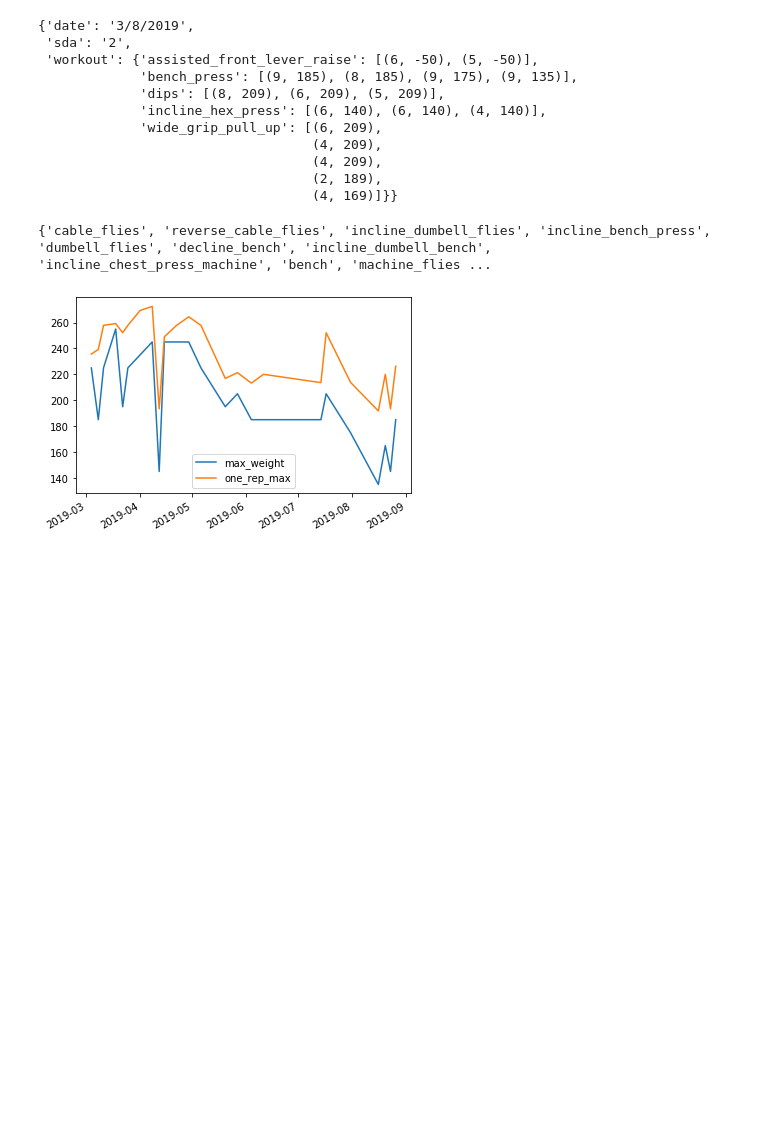
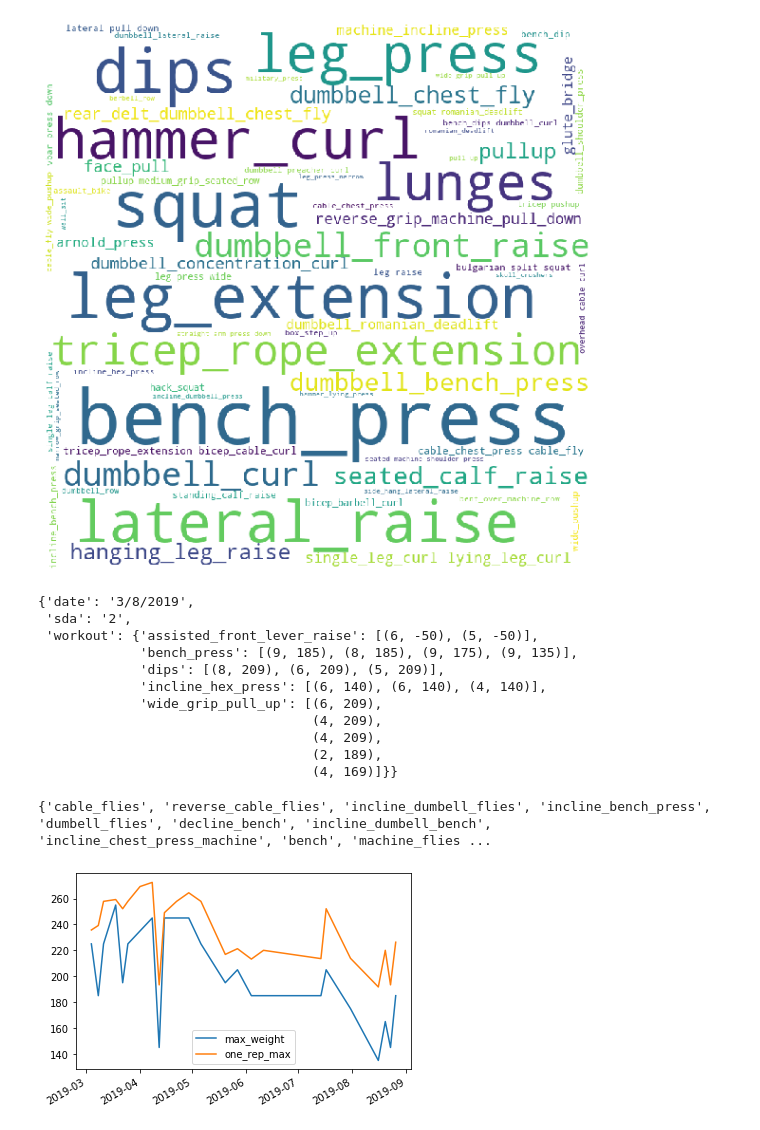
Before and after one commit to PootieT/fitness_progression_modeling, a Jupyter notebook: workout_analyzer/analyze_workout.ipynb, the cells around one changed output. Saved outputs shown, nothing was run; the diff lists cells and outputs as text; code cells hidden in the pictures; blank space fills up the shorter version.

```diff
--- a/workout_analyzer/analyze_workout.ipynb
+++ b/workout_analyzer/analyze_workout.ipynb
@@ -70,3 +26,26 @@ print(len(workouts))
+# %%
+from wordcloud import WordCloud
+
+exs = []
+for wk in workouts:
+    ex = list(wk["workout"].keys())
+    for e in ex:
+        exs.extend(e.split("--"))
+exs_string = " ".join(exs)
+
+wordcloud = WordCloud(width = 800, height = 800,
+                background_color ='white',
+                min_font_size = 10).generate(exs_string)
+
+# plot the WordCloud image
+plt.figure(figsize = (8, 8), facecolor = None)
+plt.imshow(wordcloud)
+plt.axis("off")
+plt.tight_layout(pad = 0)
+
+plt.show()
+# %% [output]
+[figure, added]
 # %%
 def join_exercise_diff_weight_type(workouts):
     """
```
Also changed, not shown: parts of 2 cells of this notebook, 10 other files.
